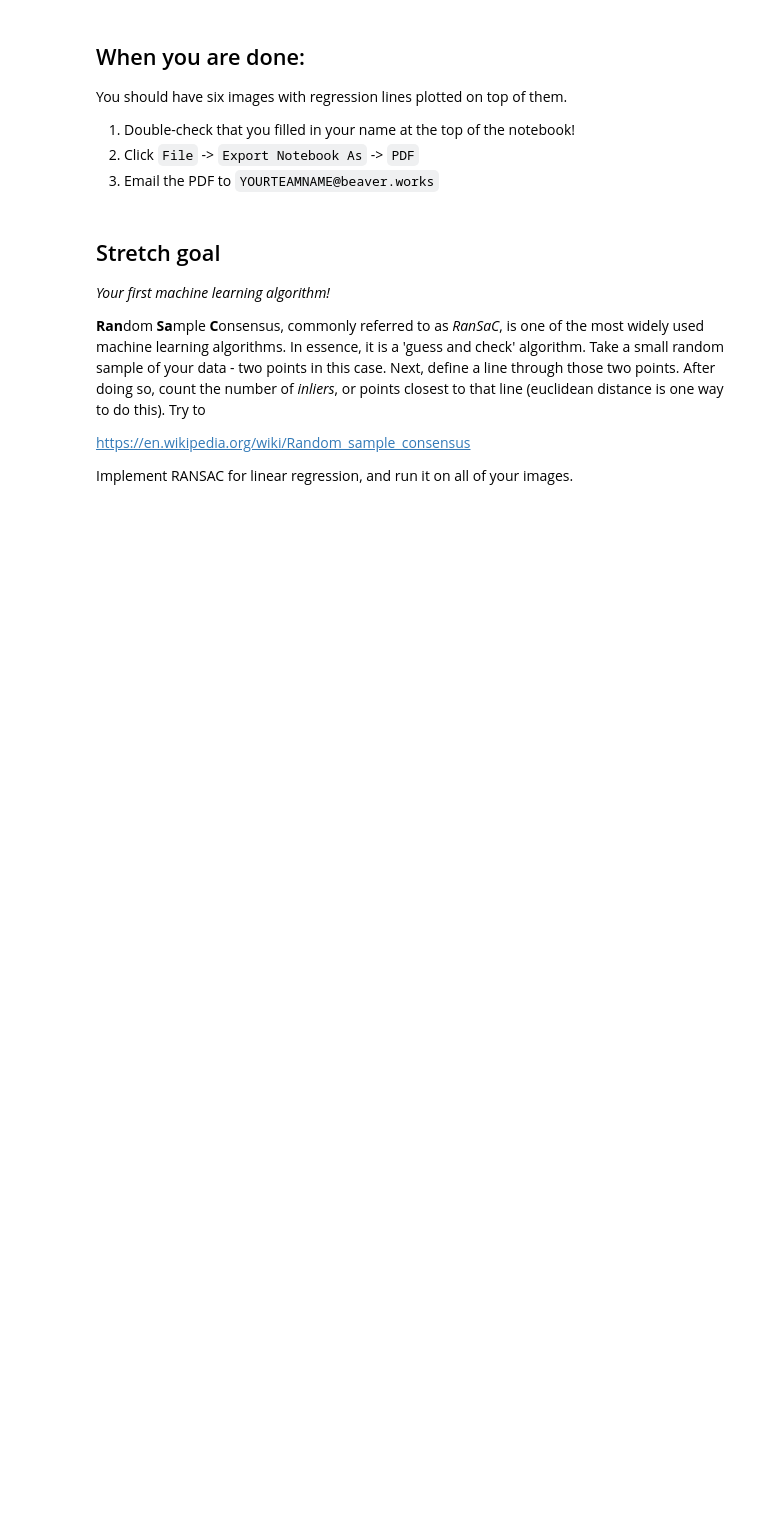
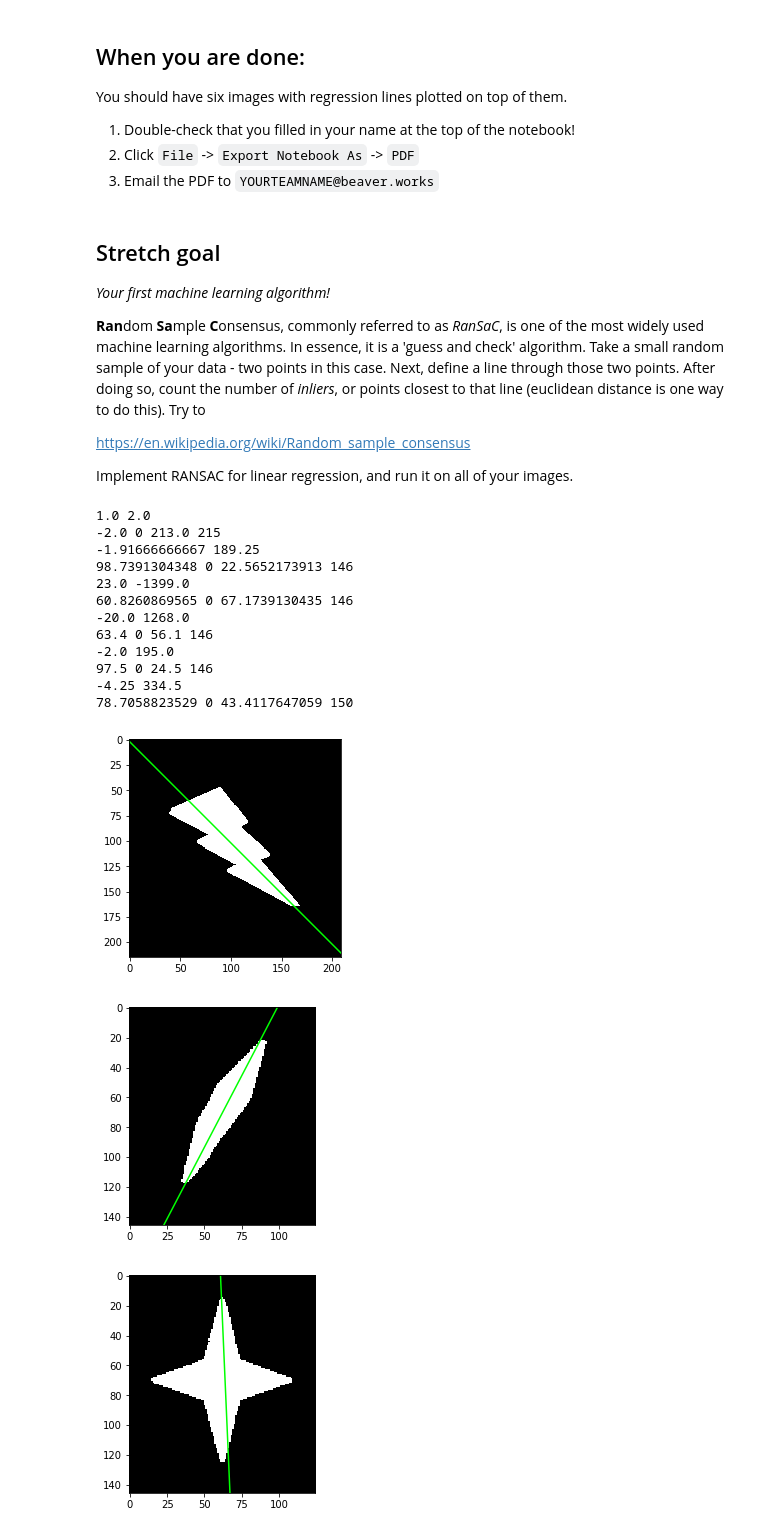
Before and after one commit to ncnynl/bwsi-uav-labs-docs, a Jupyter notebook: computer_vision/LinearRegression.ipynb, the cells around one changed output. Saved outputs shown, nothing was run; the diff lists cells and outputs as text; code cells hidden in the pictures; blank space fills up the shorter version.

```diff
--- a/computer_vision/LinearRegression.ipynb
+++ b/computer_vision/LinearRegression.ipynb
@@ -166,3 +205,64 @@ You should have six images with regression lines plotted on top of them.
 https://en.wikipedia.org/wiki/Random_sample_consensus
 
 Implement RANSAC for linear regression, and run it on all of your images.
+# %%
+import random as rand
+import math
+def ransac(points, max_iters=100,
+           min_points=2, threshold = 10):
+    master_points = points
+    best_m = None
+    best_b= None
+    best_err = 10000000
+    for i in range(max_iters):
+        points = master_points.astype(float)
+        pos_inliers = []
+        for j in range(min_points):
+            index = rand.randint(0,len(points)-1)
+            pos_inliers.append(points[index])
+            np.delete(points, points[index])
+        dy = pos_inliers[0][1]-pos_inliers[1][1]
+        dx = pos_inliers[0][0]-pos_inliers[1][0]
+        if dx==0:
+            #can't divide by zero
+            continue
+        m=dy/dx
+        b=-m*pos_inliers[0][0]+pos_inliers[0][1]
+        error = 0
+        for point in points:
+            abs_dist = float(abs(-m*point[1]+point[0]-b))/math.sqrt(m**2+1)
+            if abs_dist > threshold:
+                error+=1
+        if error < best_err:
+            best_m = m
+            best_b = b
+            best_err = error
+    return (best_m,best_b)
+# %%
+for i in range(len(images)):
+    fig,ax = plt.subplots()
+    image  = images[i]
+    _,image = cv2.threshold(image,125,255,cv2.THRESH_BINARY)
+    m,b = ransac(np.argwhere(image), max_iters=500, threshold=5)
+    print(m,b)
+    x1,y1,x2,y2 = find_inliers(m,b, image.shape)
+    print(x1,y1,x2,y2)
+    ax.imshow(image, cmap='gray');
+    regression = Line2D([x1,x2],[y1,y2], color='lime')
+    ax.add_line(regression)
+# %% [output]
+1.0 2.0
+-2.0 0 213.0 215
+-1.91666666667 189.25
+98.7391304348 0 22.5652173913 146
+23.0 -1399.0
+60.8260869565 0 67.1739130435 146
+-20.0 1268.0
+63.4 0 56.1 146
+-2.0 195.0
+97.5 0 24.5 146
+-4.25 334.5
+78.7058823529 0 43.4117647059 150
+[figure, added]
+[figure, added]
+[figure, added]
```
Also changed, not shown: parts of 14 cells of this notebook, 19 other files.
